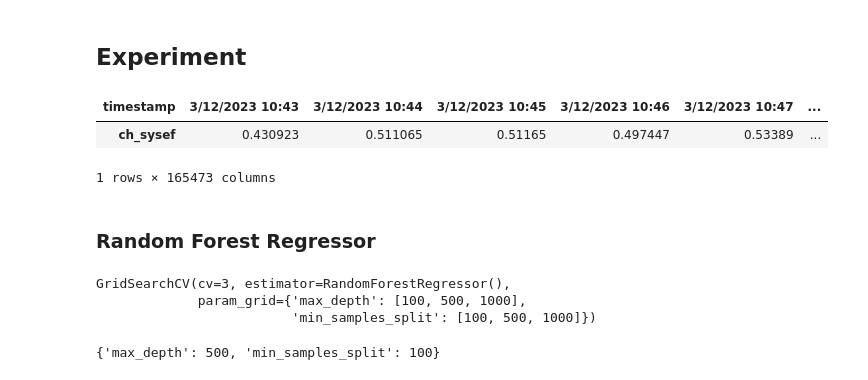
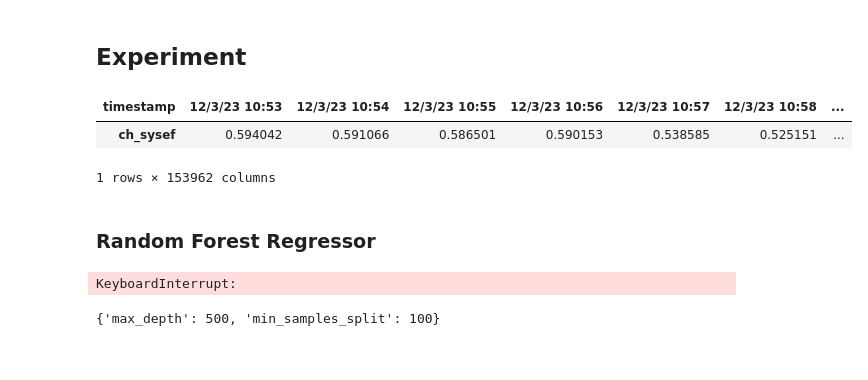
Before and after one commit to kaerintern/optimization, a Jupyter notebook: parklane/parklane_ch_sysef_pred.ipynb, the cells around one changed output. Drawn from its saved outputs; the diff is of its cells as text; code cells hidden in the pictures.

```diff
--- a/parklane/parklane_ch_sysef_pred.ipynb
+++ b/parklane/parklane_ch_sysef_pred.ipynb
@@ -8,7 +9,7 @@ from sklearn import preprocessing
 from sklearn.ensemble import RandomForestRegressor
 from sklearn.model_selection import cross_val_score, GridSearchCV, train_test_split
 # %%
-df = pd.read_csv("/Users/admin/Downloads/parklane_combined_edited.csv", index_col='timestamp')
+df = pd.read_csv("/Users/admin/Downloads/parklane_combined_edited.csv")
 print('Unfiltered row of dataframe is {}'.format(len(df)))
 # %% [output]
 Unfiltered row of dataframe is 727657
@@ -28,14 +29,18 @@ df = df[(df['cwp_2_kw'] > 0) & (df['cwp_2_kw'] <=25)]
 df = df[(df['h_chwf'] >0) & (df['h_chwf'] <=1500)]
 df = df[(df['h_cwst']>=20) & (df['h_cwst']<=32)]
 df = df[(df['h_cwrt']>=20) & (df['h_cwrt']<=40)]
-df = df[(df['ch_1_kwe']>=2) & (df['ch_1_kwe']<=350)]
-df = df[(df['ch_2_kwe']>=2) & (df['ch_2_kwe']<=350)]
-df = df[(df['ct_1_kw']>0) & (df['ct_1_kw']<=15)]
-df = df[(df['ct_2_kw']>0) & (df['ct_2_kw']<=15)]
+df = df[(df['ch_1_kwe']>=0) & (df['ch_1_kwe']<=350)]
+df = df[(df['ch_2_kwe']>=0) & (df['ch_2_kwe']<=350)]
+df = df[(df['ct_1_kw']>=0) & (df['ct_1_kw']<=15)]
+df = df[(df['ct_2_kw']>=0) & (df['ct_2_kw']<=15)]
 df = df[(df['sys_cl']>=200) & (df['sys_cl']<=500)]
 df = df[(df['sys_hr']>0) & (df['sys_hr']<=1000)]
 df = df[(df['sys_kw']>0) & (df['sys_kw']<=400)]
 fil_df = df[(df['ch_sysef']>=0.4) & (df['ch_sysef']<=0.7)]
+
+# 2 cooling tower 2 chiller pump
+# cooling tower threshold 0.1
+# chiller threshold 2
 
 # replace NaN values with 0? median imputation
 fil_df = fil_df.fillna(0)
@@ -43,7 +48,27 @@ fil_df = fil_df.fillna(0)
 # creating Lift Column, Lift: [h_cwrt-h_chwst]
 fil_df['lift'] = fil_df['h_cwrt'] - fil_df['h_chwst']
 fil_df['ct_tot_kw'] = fil_df['ct_1_kw'] + fil_df['ct_2_kw']
+# both chillers running
+fil_df['both_ch'] = (fil_df['ch_1_kwe']>=2) & (fil_df['ch_2_kwe']>=2)
+fil_df['both_ch'] = fil_df['both_ch'].astype(int)
+
+# filtering additional columns
 fil_df = fil_df[(fil_df['ct_tot_kw']>=3.5) & (fil_df['ct_tot_kw']<=17)]
+fil_df = fil_df[(fil_df['lift']>=22) & (fil_df['lift']<=26)]
 
 print("total number of rows after filter is {}".format(len(fil_df)))
+
+# selecting related features only
+ch_sysef_df = fil_df[['ch_sysef', 'lift', 'sys_cl', 'ct_tot_kw', 'both_ch', 'ch_1_kwe', 'ch_2_kwe']]
+# reset
+ch_sysef_df = ch_sysef_df.reset_index()
+
+# distribution
+sns.displot(ch_sysef_df, x="ch_sysef")
+sns.displot(ch_sysef_df, x="lift")
+sns.displot(ch_sysef_df, x="sys_cl")
+sns.displot(ch_sysef_df, x="ct_tot_kw")
+sns.displot(ch_sysef_df, x="both_ch")
+sns.displot(ch_sysef_df, x="ch_1_kwe")
+sns.displot(ch_sysef_df, x="ch_2_kwe")
 # %% [output]
@@ -51,5 +83,0 @@ total number of rows after filter is 67277
-# %%
-# selecting related features only
-ch_sysef_df = fil_df[['ch_sysef', 'lift', 'sys_cl', 'ct_tot_kw']]
-
-ch_sysef_df.head(5)
@@ -77,20 +108,20 @@ sns.displot(ch_sysef_df, x="ct_tot_kw")
 ## Experiment
 # %%
 # train_test split
-X = ch_sysef_df[['lift', 'sys_cl', 'ct_tot_kw']]
+X = ch_sysef_df[['lift', 'sys_cl', 'ct_tot_kw', 'both_ch']]
 y = ch_sysef_df[['ch_sysef']]
 y
 X_train, X_test, y_train, y_test = train_test_split(X, y, random_state=42, test_size=0.2)
 y.transpose()
 # %% [output]
-| timestamp | 3/12/2023 10:43 | 3/12/2023 10:44 | 3/12/2023 10:45 | 3/12/2023 10:46 | 3/12/2023 10:47 | ... |
-| ch_sysef | 0.430923 | 0.511065 | 0.51165 | 0.497447 | 0.53389 | ... |
+| timestamp | 12/3/23 10:53 | 12/3/23 10:54 | 12/3/23 10:55 | 12/3/23 10:56 | 12/3/23 10:57 | 12/3/23 10:58 | ... |
+| ch_sysef | 0.594042 | 0.591066 | 0.586501 | 0.590153 | 0.538585 | 0.525151 | ... |
-1 rows × 165473 columns
+1 rows × 153962 columns
 # %% [markdown]
 ### Random Forest Regressor
 # %%
-no_of_trees = [100, 500, 1000]
-min_samples_splits = [100, 500, 1000] # maybe remove 5000 & 10000
+no_of_trees = [100, 500, 1000, 5000]
+min_samples_splits = [100, 500, 1000, 5000] # maybe remove 5000 & 10000
 
 parameter_grid = {
     'max_depth': no_of_trees,
@@ -106,9 +137,7 @@ grid_search_3feat = GridSearchCV(
 regr = RandomForestRegressor()
 grid_search_3feat.fit(X_train, y_train)
 # %% [output]
-GridSearchCV(cv=3, estimator=RandomForestRegressor(),
-             param_grid={'max_depth': [100, 500, 1000],
-                         'min_samples_split': [100, 500, 1000]})
+KeyboardInterrupt:
 # %%
 grid_search_3feat.best_params_
 # %% [output]
```
Also changed, not shown: parts of 19 cells of this notebook.
